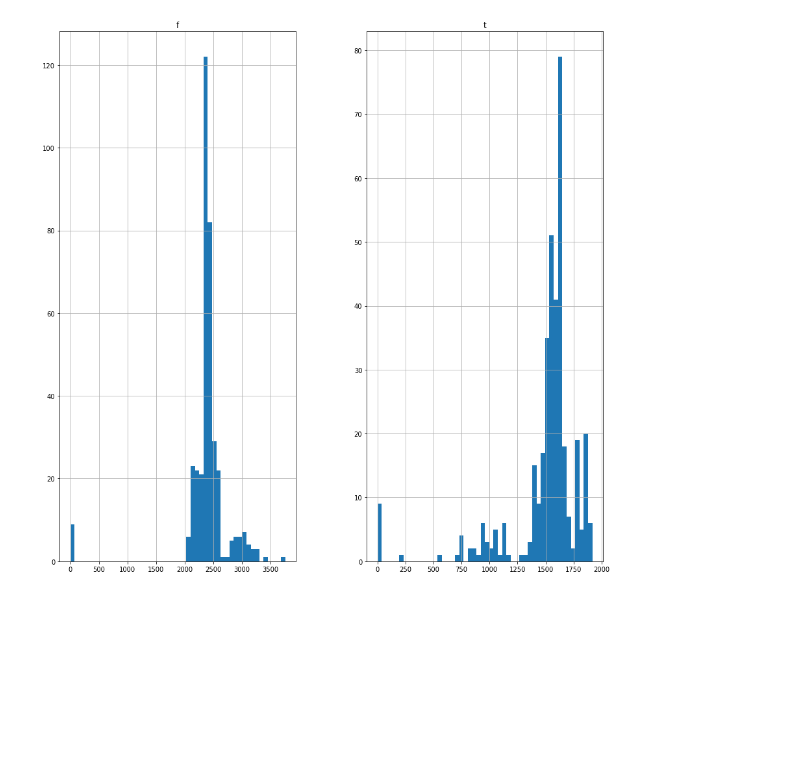
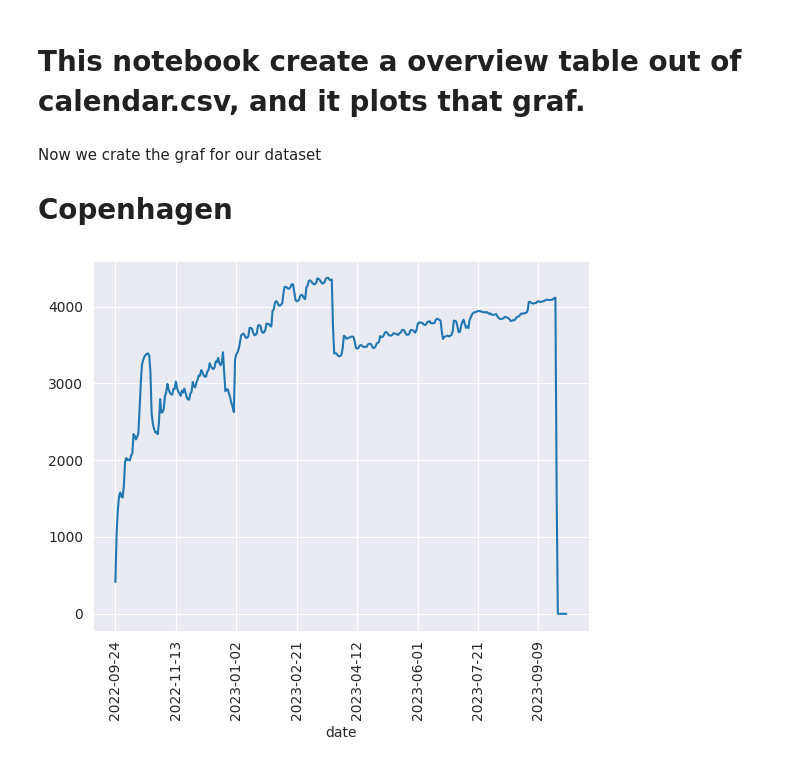
Before and after one commit to sepehrn0107/DataScience_41, a Jupyter notebook: src/notebook/calender.ipynb, the cells around one changed output. Drawn from its saved outputs; the diff is of its cells as text; code cells hidden in the pictures; blank space fills up the shorter version.

Commit message:
Now also the plot works. \0/

```diff
--- a/src/notebook/calender.ipynb
+++ b/src/notebook/calender.ipynb
@@ -58,7 +1,27 @@ plt.show()
-# %%
-stockholmPivot = stockholm.pivot(index="date", columns="listing_id", values="available")
-stockholmDays = pandas.get_dummies(stockholmPivot, prefix_sep='', prefix='').sum(axis=1, level=0)
-stockholmDays.hist(bins=50, figsize=(15,15))
-plt.show()
-# %% [output]
-[figure, removed]
+# %% [markdown]
+# This notebook create a overview table out of calendar.csv, and it plots that graf.
+# %%
+import pandas
+import warnings
+warnings.filterwarnings("ignore")
+import matplotlib.pyplot as plt
+
+def plotAvailability(path):
+    """
+    This function will crate a table and a graf for the availability of rooms for a city.
+    :param path: the path to the calendar.csv
+    :return: a nice picture of the graf.
+    """
+    dataframe= pandas.read_csv(path)
+    dataframePivod = pandas.get_dummies(dataframe.pivot(index="date", columns="listing_id", values="available"), prefix_sep='', prefix='').sum(axis=1, level=0)
+    dataframePivod['t'].plot()
+    plt.xticks(rotation=90)
+    return plt
+# %% [markdown]
+Now we crate the graf for our dataset
+
+# Copenhagen
+# %%
+copenhagen = plotAvailability('../data/Copenhagen/calendar.csv')
+# %% [output]
+[figure, added]
```
Also changed, not shown: parts of 13 cells of this notebook.
